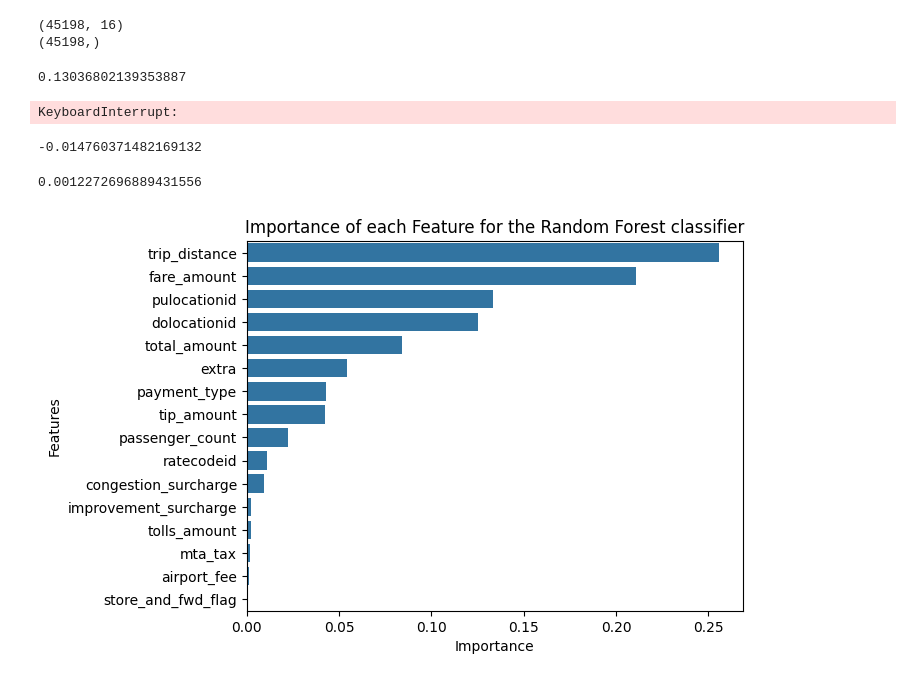
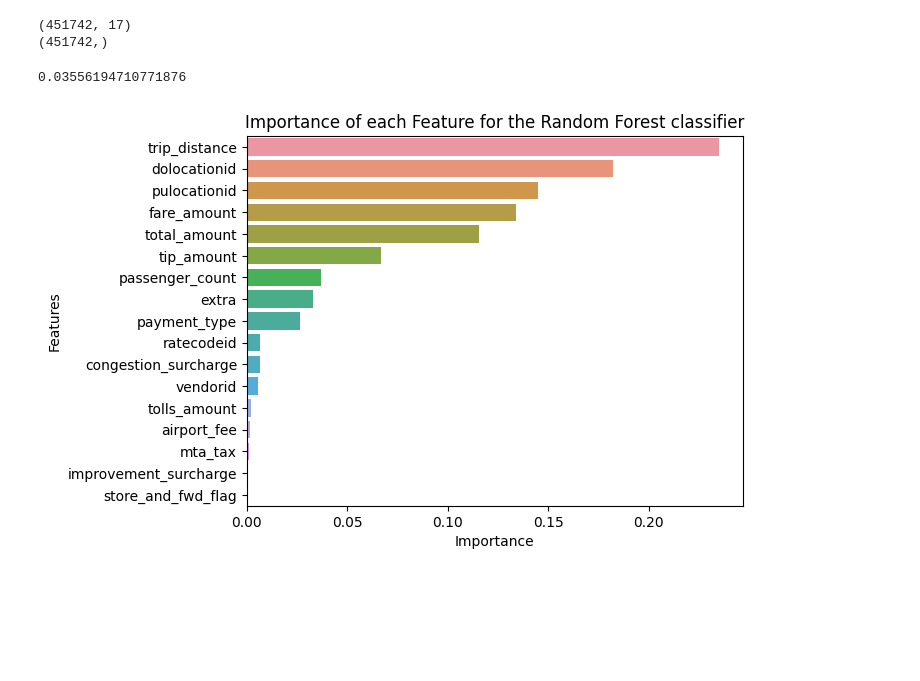
Before and after one commit to tuvabjornberg/machine-learning-project, a Jupyter notebook: main.ipynb, the cells around one changed output. Saved outputs shown, nothing was run; the diff lists cells and outputs as text; code cells hidden in the pictures; blank space fills up the shorter version.

```diff
--- a/main.ipynb
+++ b/main.ipynb
@@ -18,14 +44,18 @@ df = data_frame.limit(50000).toPandas()
+# %%
+df = pd.read_csv('/kaggle/input/1dl034-project-vt25/training_dataset.csv', nrows=500000)
 # %%
 df = df.dropna()
+#df = df.fillna(method='bfill')
 
-df['store_and_fwd_flag'].replace(['N', 'Y'], [1, 2], inplace=True)
 
-# TODO: Fix drops
+df['store_and_fwd_flag'] = df['store_and_fwd_flag'].replace(['N', 'Y'], [1, 2])
+
 df = df.drop('ID', axis=1)
-df = df.drop('vendorid', axis=1)
+#df = df.drop('vendorid', axis=1)
 df = df.drop('tpep_pickup_datetime', axis=1)
 df = df.drop('tpep_dropoff_datetime', axis=1)
-#df = df.drop('payment_type', axis=1)
+
+#df = df.interpolate()
 
 df
 # %% [output]
@@ -66,15 +90,5 @@ x_train, x_test, y_train, y_test = train_test_split(x, y, test_size=0.2, random_
 print(x.shape)
 print(y.shape)
 # %% [output]
-(45198, 16)
-(45198,)
+(451742, 17)
+(451742,)
-# %%
-lin_mod = LinearRegression()
-
-lin_mod.fit(x_train, y_train)
-
-y_pred_lin_mod = lin_mod.predict(x_test)
-
-print(r2_score(y_test, y_pred_lin_mod))
-# %% [output]
-0.13036802139353887
@@ -83,43 +95,20 @@ n_cv = 2
-# %%
-# TODO: Fix, did not converge
-# maybe increase number of iterations
-# 4 min 12 sec
-log_mod = LogisticRegression(max_iter=200)
-
-log_mod.fit(x_train, y_train)
-
-y_pred_log_mod = log_mod.predict(x_test)
-
-print(accuracy_score(y_test, y_pred_log_mod))
-# %% [output]
-KeyboardInterrupt:
-# %%
-ranf_mod = RandomForestRegressor(random_state=42)
-
-# print(np.mean(cross_val_score(ranf_mod, x, y, cv=n_cv)))
-ranf_mod.fit(x_train, y_train)
-y_pred_ranf = ranf_mod.predict(x_test)
-# ranf_mod.score(x_test, y_test)
-
-print(r2_score(y_test, y_pred_ranf))
-# %% [output]
--0.014760371482169132
 # %%
-ranf_mod = RandomForestRegressor(random_state=42)
-ranf_mod.fit(x_train, y_train)
+with parallel_backend('threading', n_jobs=4):
+    x_train, x_test, y_train, y_test = train_test_split(x, y, test_size=0.2, random_state=42)
 
-y_pred_ranf = ranf_mod.predict(x_test)
-print(r2_score(y_test, y_pred_ranf))
+    ranf_mod = RandomForestRegressor(random_state=42)
+    ranf_mod.fit(x_train, y_train)
 
+    y_pred_ranf = ranf_mod.predict(x_test)
+    print(r2_score(y_test, y_pred_ranf))
 
-feature_scores = pd.Series(ranf_mod.feature_importances_, index = x_train.columns).sort_values(ascending = False)
+    feature_scores = pd.Series(ranf_mod.feature_importances_, index = x_train.columns).sort_values(ascending = False)
 
-import seaborn as sns
 sns.barplot(x=feature_scores, y=feature_scores.index, )
 plt.title("Importance of each Feature for the Random Forest classifier")
 plt.xlabel('Importance')
 plt.ylabel('Features')
 plt.show()
 # %% [output]
-0.0012272696889431556
+0.03556194710771876
-[figure, old version]
+[figure, new version]
```
Also changed, not shown: parts of 26 cells of this notebook, 3 other files.
